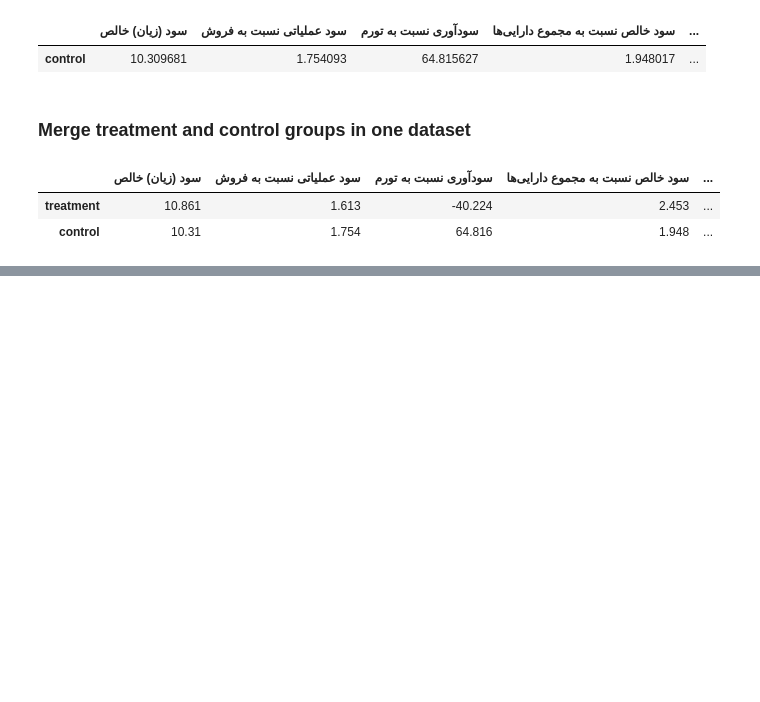
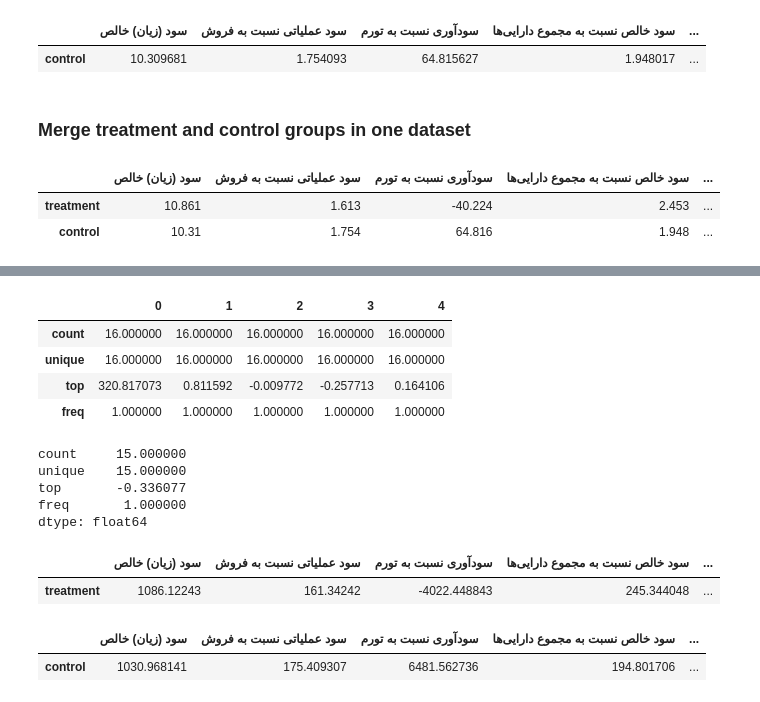
Before and after one commit to saeed-saffari/privatization-SPRI-2022, a Jupyter notebook: codes/Privatization_02.ipynb, the cells around one changed output, grey strips where cells are left out. Drawn from its saved outputs; the diff is of its cells as text; code cells hidden in the pictures; blank space fills up the shorter version.

```diff
--- a/codes/Privatization_02.ipynb
+++ b/codes/Privatization_02.ipynb
@@ -321,0 +361,26 @@ output_0
+# %%
+control_1.T.describe()
+# %% [output]
+|  | 0 | 1 | 2 | 3 | 4 |
+| count | 16.000000 | 16.000000 | 16.000000 | 16.000000 | 16.000000 |
+| unique | 16.000000 | 16.000000 | 16.000000 | 16.000000 | 16.000000 |
+| top | 320.817073 | 0.811592 | -0.009772 | -0.257713 | 0.164106 |
+| freq | 1.000000 | 1.000000 | 1.000000 | 1.000000 | 1.000000 |
+# %%
+control_1.min().iloc[1:-3].describe()
+# %% [output]
+count     15.000000
+unique    15.000000
+top       -0.336077
+freq       1.000000
+dtype: float64
+# %%
+treatment_2 * 100
+# %% [output]
+|  | سود (زيان) خالص | سود عملیاتی نسبت به فروش | سودآوری نسبت به تورم | سود خالص نسبت به مجموع دارایی‌ها | ... |
+| treatment | 1086.12243 | 161.34242 | -4022.448843 | 245.344048 | ... |
+# %%
+control_2 * 100
+# %% [output]
+|  | سود (زيان) خالص | سود عملیاتی نسبت به فروش | سودآوری نسبت به تورم | سود خالص نسبت به مجموع دارایی‌ها | ... |
+| control | 1030.968141 | 175.409307 | 6481.562736 | 194.801706 | ... |
```
Also changed, not shown: parts of 6 cells of this notebook.
